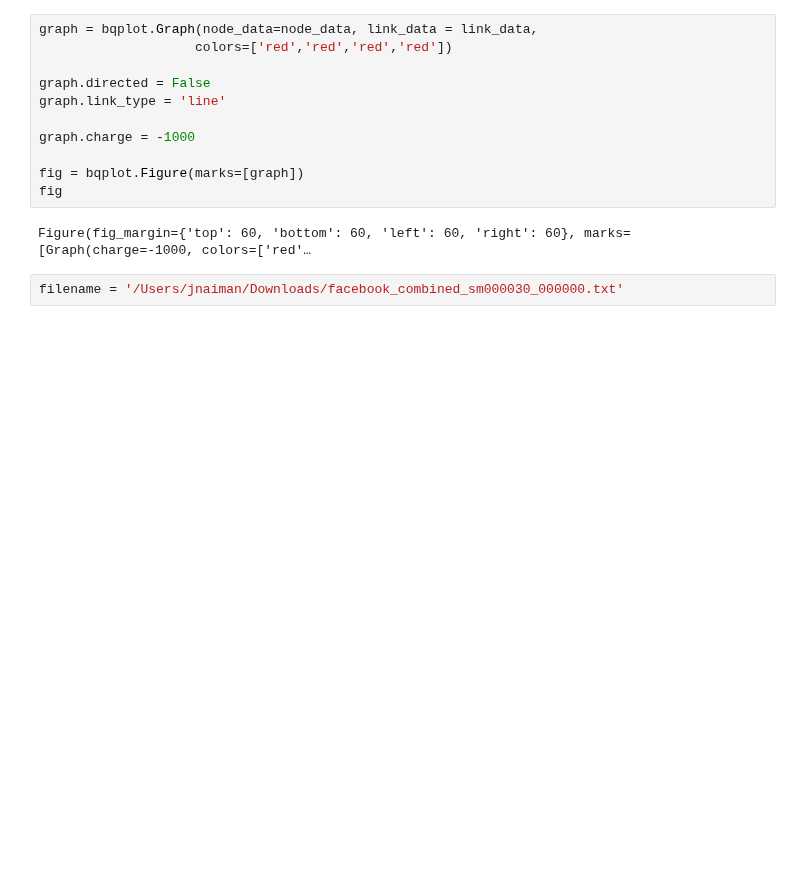
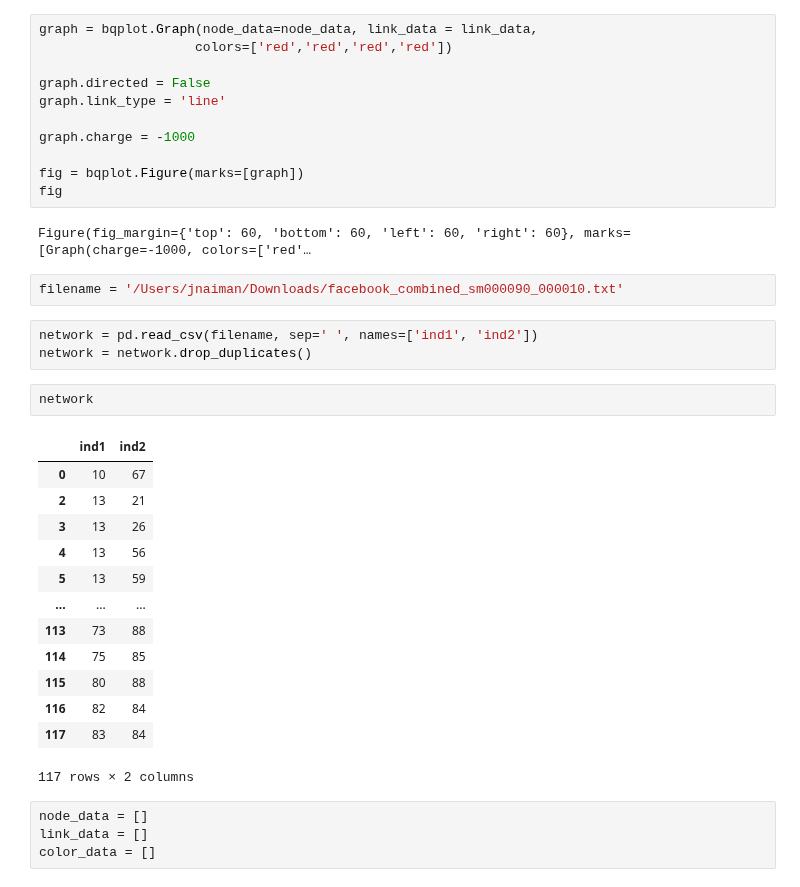
Before and after one commit to UIUC-iSchool-DataViz/is445_oauoag_fall2022, a Jupyter notebook: week15/inClass_week15.ipynb, the cells around one changed output. Drawn from its saved outputs; the diff is of its cells as text; blank space fills up the shorter version.

```diff
--- a/week15/inClass_week15.ipynb
+++ b/week15/inClass_week15.ipynb
@@ -307,4 +307,27 @@ fig
 # %% [output]
 Figure(fig_margin={'top': 60, 'bottom': 60, 'left': 60, 'right': 60}, marks=[Graph(charge=-1000, colors=['red'…
 # %%
-filename = '/Users/jnaiman/Downloads/facebook_combined_sm000030_000000.txt'
+filename = '/Users/jnaiman/Downloads/facebook_combined_sm000090_000010.txt'
+# %%
+network = pd.read_csv(filename, sep=' ', names=['ind1', 'ind2'])
+network = network.drop_duplicates()
+# %%
+network
+# %% [output]
+|  | ind1 | ind2 |
+| 0 | 10 | 67 |
+| 2 | 13 | 21 |
+| 3 | 13 | 26 |
+| 4 | 13 | 56 |
+| 5 | 13 | 59 |
+| ... | ... | ... |
+| 113 | 73 | 88 |
+| 114 | 75 | 85 |
+| 115 | 80 | 88 |
+| 116 | 82 | 84 |
+| 117 | 83 | 84 |
+117 rows × 2 columns
+# %%
+node_data = []
+link_data = []
+color_data = []
```
